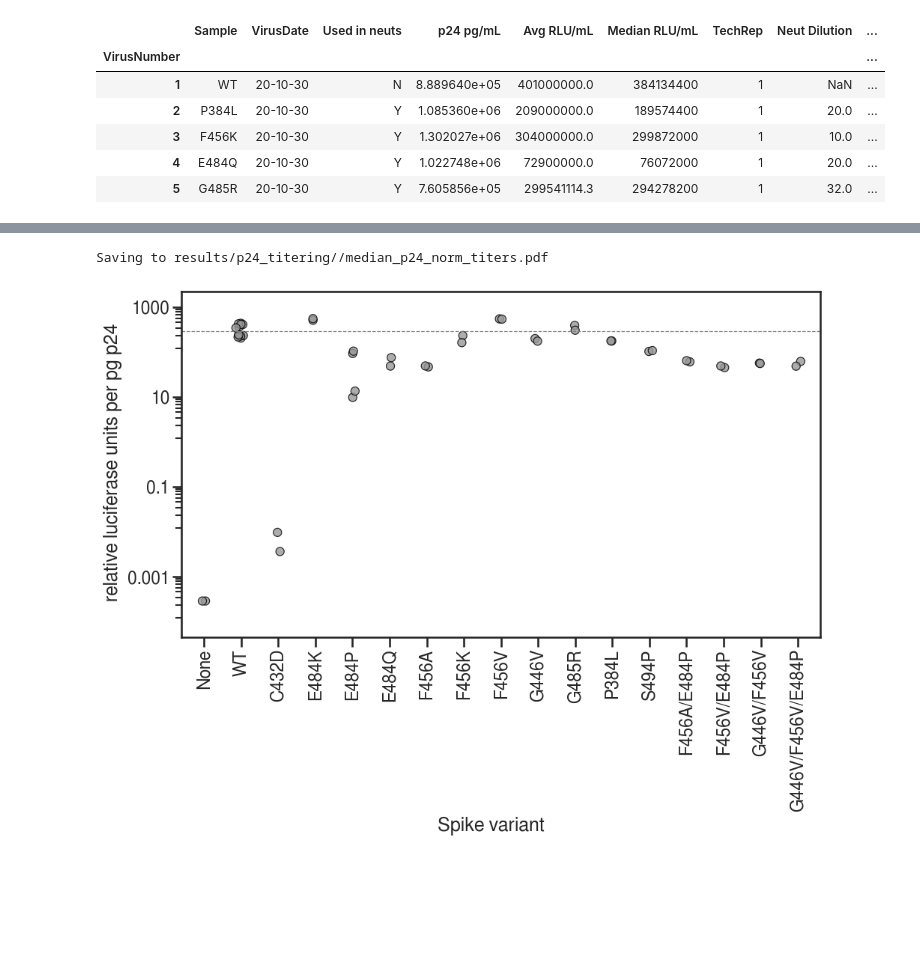
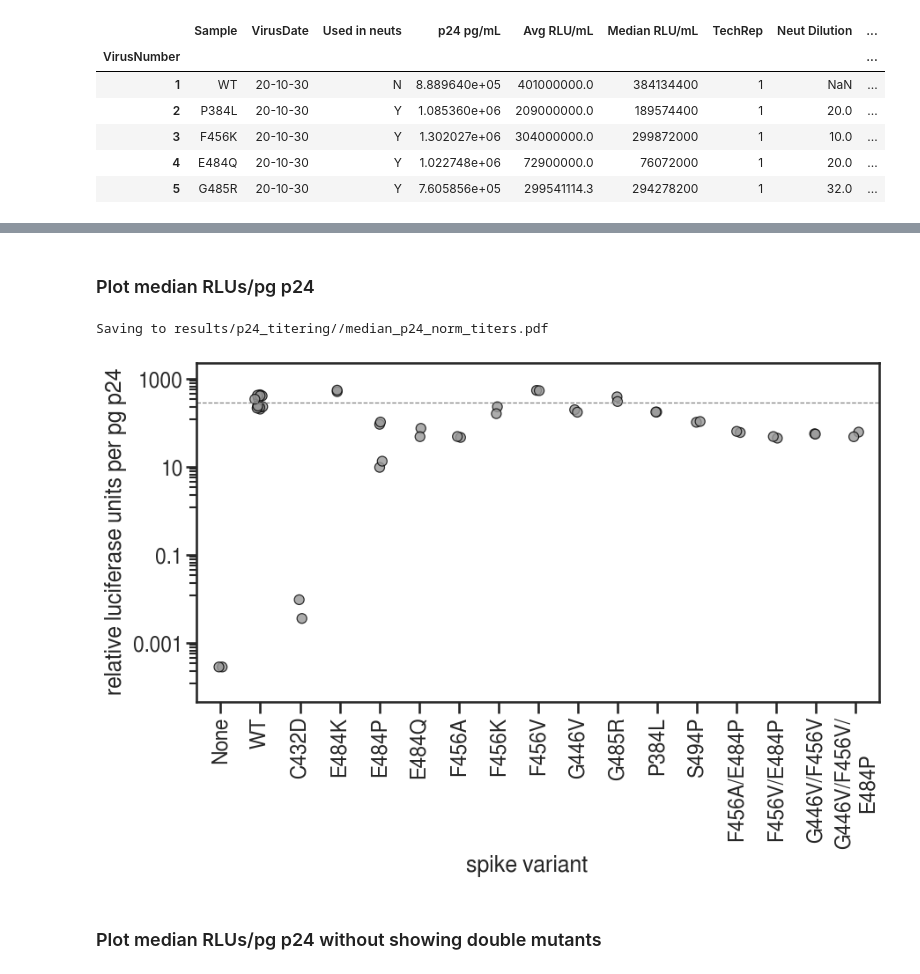
Before and after one commit to jbloomlab/SARS-CoV-2-RBD_MAP_HAARVI_sera, a Jupyter notebook: experimental_validations/mutant_titers.ipynb, the cells around one changed output, grey strips where cells are left out. Cells and saved outputs as stored; diff of their text form; code cells hidden in the pictures; blank space fills up the shorter version.

```diff
--- a/experimental_validations/mutant_titers.ipynb
+++ b/experimental_validations/mutant_titers.ipynb
@@ -74,7 +80,6 @@ display(df.head())
 # %%
 # change 'NoVEP' to 'None'
 df['Sample'] = df['Sample'].replace('NoVEP', 'None')
-
 
 # order muts in a logical way
 mut_list = ['None', 'WT', 'C432D', 'E484K', 'E484P', 'E484Q', 'F456A', 'F456K',
@@ -82,3 +87,6 @@ mut_list = ['None', 'WT', 'C432D', 'E484K', 'E484P', 'E484Q', 'F456A', 'F456K',
             'G446V/F456V/E484P']
 mut_cat = pd.Categorical(df['Sample'], categories=mut_list)
 df = df.assign(mut_order = mut_cat)
+
+# add linebreak for triple mutant
+df['mut_order'] = df['mut_order'].replace('G446V/F456V/E484P', 'G446V/F456V/\nE484P')
@@ -103,26 +115,30 @@ _ = avgrlu_p24_all.draw()
+# %% [markdown]
+### Plot median RLUs/pg p24
 # %%
 medrlu_p24_all = (ggplot(df, aes(x='mut_order', y='Med RLU/pg p24', fill='Used in neuts')) +
             geom_point(size=4, alpha=0.8, position=position_jitterdodge(jitter_width=0.2, jitter_height=0, dodge_width=0.2, random_state=123)) +
 #             geom_crossbar(data=luc_titers.groupby('Spike', as_index=False).aggregate(Titer=pd.NamedAgg('Avg RLU per mL', 'mean')),
 #                           mapping=aes(x='Spike', y='Titer', ymin='Titer', ymax='Titer'), color='black') +
             scale_fill_manual(values=[CBP[0], CBP[0]], guide=False) +
             theme(axis_text_x=element_text(angle=90, vjust=1, hjust=0.5),
-                  figure_size=(11,6)) +
+                  figure_size=(10,5)) +
             geom_hline(yintercept=np.median(df[df['mut_order']=='WT']['Med RLU/pg p24']),
                        linetype='dashed', color='grey') +
             scale_y_continuous(trans='log10', limits=[0.0001, 1e3]) +
             ylab('relative luciferase units per pg p24') +
-            xlab('Spike variant')
+            xlab('spike variant')
             )
 
 _ = medrlu_p24_all.draw()
 
 plotfile = f'{resultsdir}/median_p24_norm_titers.pdf'
 print(f"Saving to {plotfile}")
 medrlu_p24_all.save(plotfile, verbose=False)
 # %% [output]
 Saving to results/p24_titering//median_p24_norm_titers.pdf
-[figure, old version]
+[figure, new version]
+# %% [markdown]
+### Plot median RLUs/pg p24 without showing double mutants
 # %%
 doubles = ['F456A/E484P', 'F456V/E484P', 'G446V/F456V']
 
```
Also changed, not shown: parts of 5 cells of this notebook, 2 other files.
